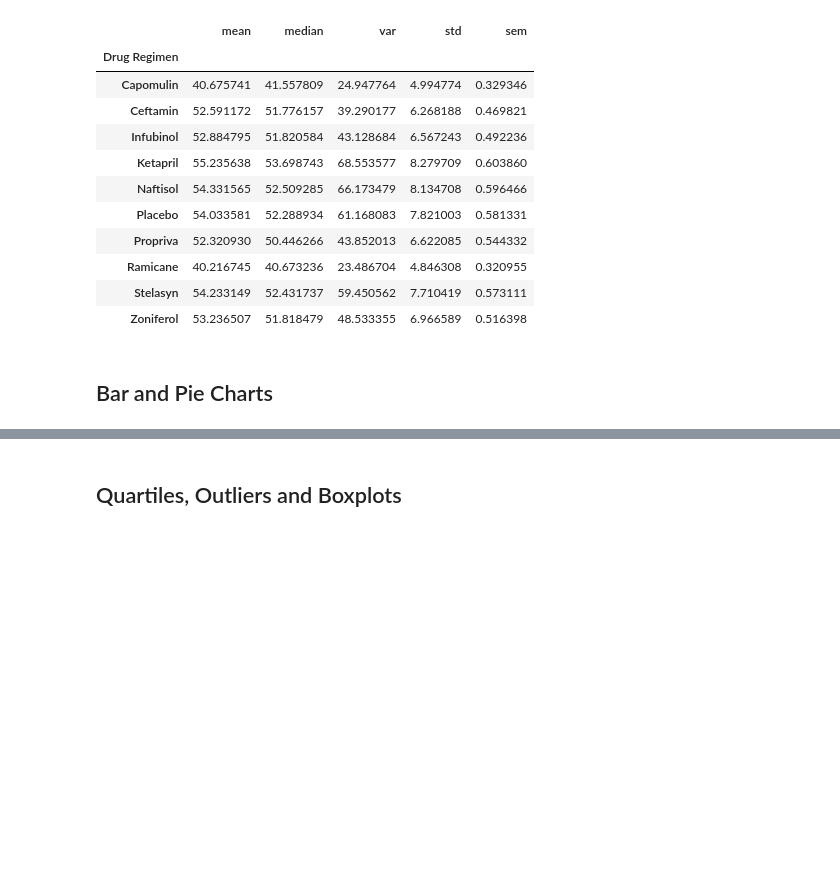
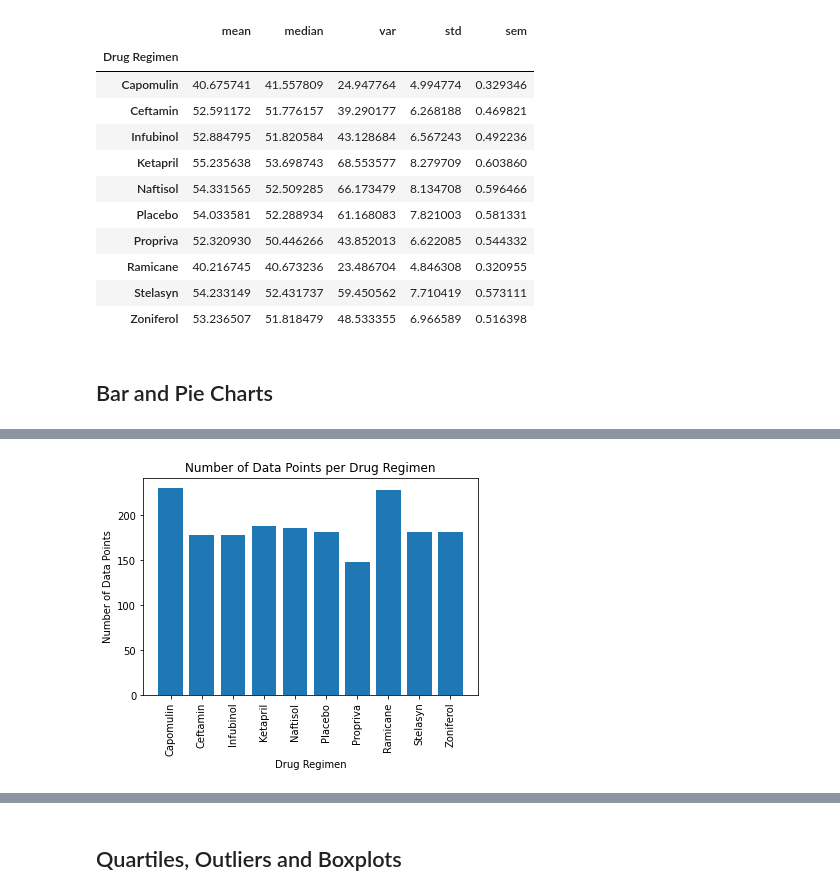
Before and after one commit to jayparikh1998/UofT-Bootcamp, a Jupyter notebook: pymaceuticals_challenge/pymaceuticals_starter.ipynb, the cells around one changed output, grey strips where cells are left out. Saved outputs shown, nothing was run; the diff lists cells and outputs as text; code cells hidden in the pictures; blank space fills up the shorter version.

```diff
--- a/pymaceuticals_challenge/pymaceuticals_starter.ipynb
+++ b/pymaceuticals_challenge/pymaceuticals_starter.ipynb
@@ -173,2 +171,21 @@ count_by_regimen.plot(kind='bar', title='Number of Data Points per Drug Regimen'
+# %%
+# Generate a bar plot showing the total number of rows (Mouse ID/Timepoints) for each drug regimen using pyplot.
+# Getting names of drug regimens and their counts
+regimens = count_by_regimen.index
+counts = count_by_regimen.values
+
+# Plotting the bar chart using Pyplot
+plt.bar(regimens, counts)
+
+# Adding title and labels
+plt.title('Number of Data Points per Drug Regimen')
+plt.xlabel('Drug Regimen')
+plt.ylabel('Number of Data Points')
+plt.xticks(rotation = 90)
+
+# Showing the plot
+plt.show()
+# %% [output]
+[figure, added]
 # %%
 # Generate a pie plot showing the distribution of female versus male mice using Pandas
```
Also changed, not shown: parts of 5 cells of this notebook.
